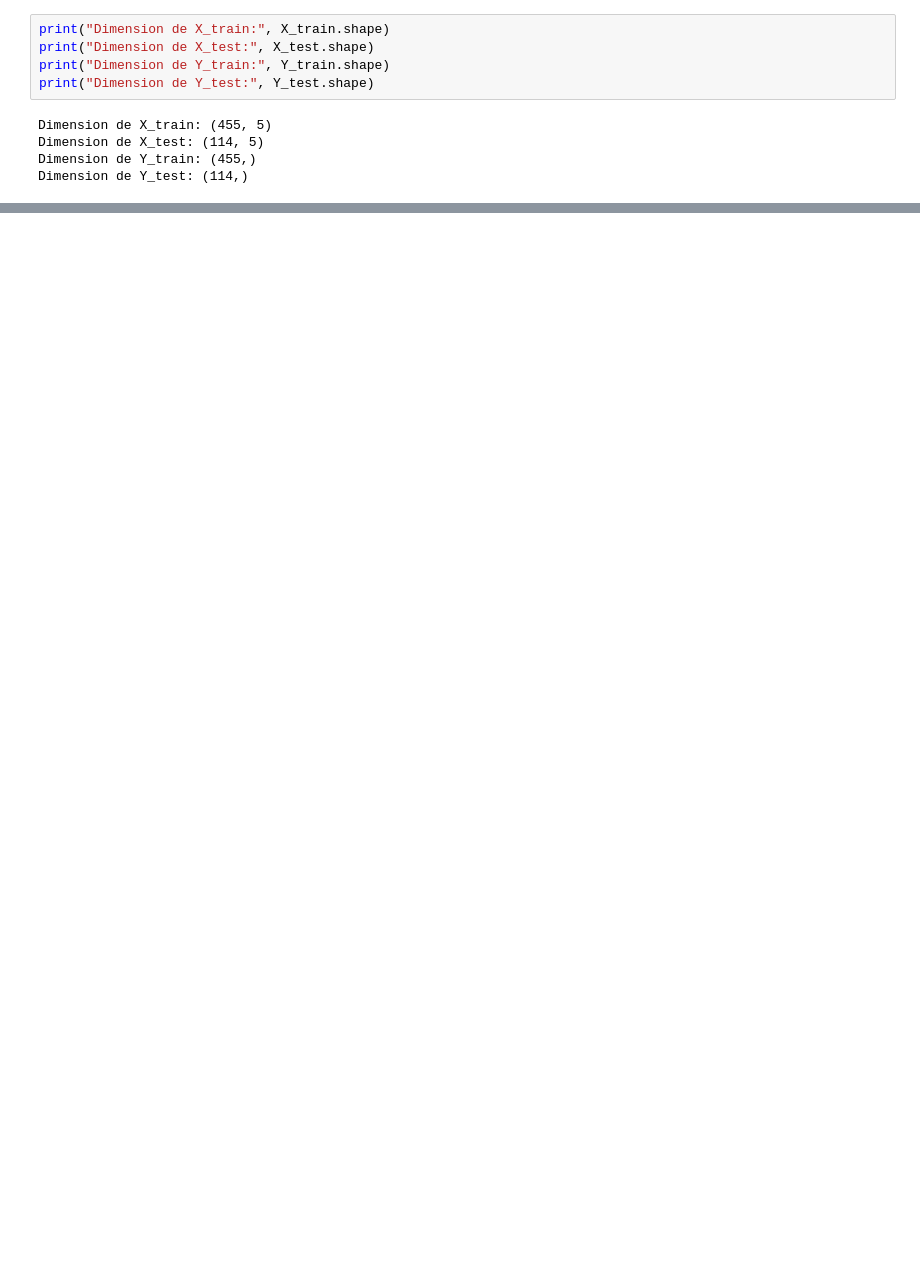
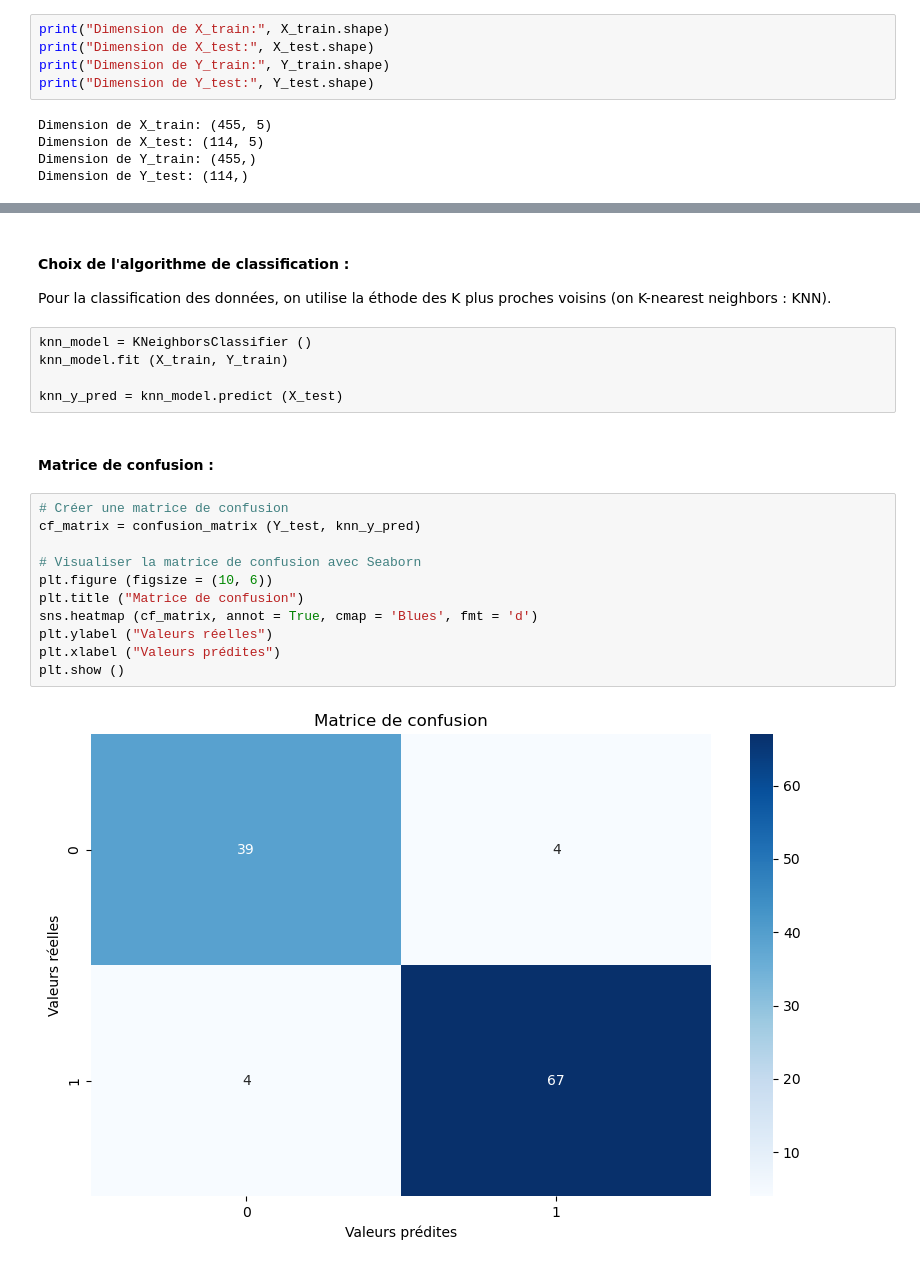
Before and after one commit to hmoustaphaousmane/breast-cancer-prediction, a Jupyter notebook: breast-cancer-prediction-notebook.ipynb, the cells around one changed output, grey strips where cells are left out. Drawn from its saved outputs; the diff is of its cells as text; blank space fills up the shorter version.

```diff
--- a/breast-cancer-prediction-notebook.ipynb
+++ b/breast-cancer-prediction-notebook.ipynb
@@ -157,0 +216,23 @@ Dimension de Y_test: (114,)
+# %% [markdown]
+#### Choix de l'algorithme de classification :
+Pour la classification des données, on utilise la éthode des K plus proches voisins (on K-nearest neighbors : KNN).
+# %%
+knn_model = KNeighborsClassifier ()
+knn_model.fit (X_train, Y_train)
+
+knn_y_pred = knn_model.predict (X_test)
+# %% [markdown]
+#### Matrice de confusion :
+# %%
+# Créer une matrice de confusion
+cf_matrix = confusion_matrix (Y_test, knn_y_pred)
+
+# Visualiser la matrice de confusion avec Seaborn
+plt.figure (figsize = (10, 6))
+plt.title ("Matrice de confusion")
+sns.heatmap (cf_matrix, annot = True, cmap = 'Blues', fmt = 'd')
+plt.ylabel ("Valeurs réelles")
+plt.xlabel ("Valeurs prédites")
+plt.show ()
+# %% [output]
+[figure, added]
```
Also changed, not shown: parts of 24 cells of this notebook.
